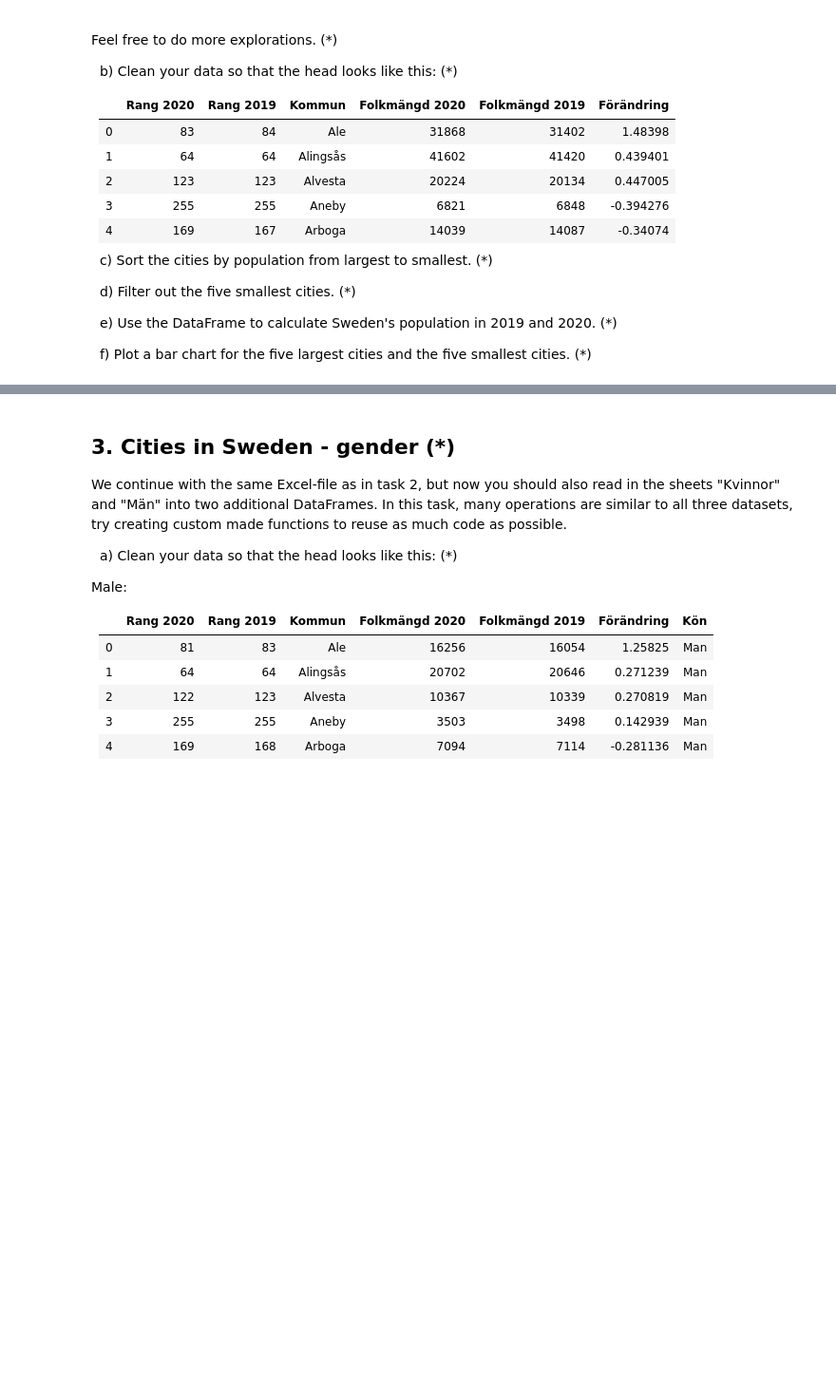
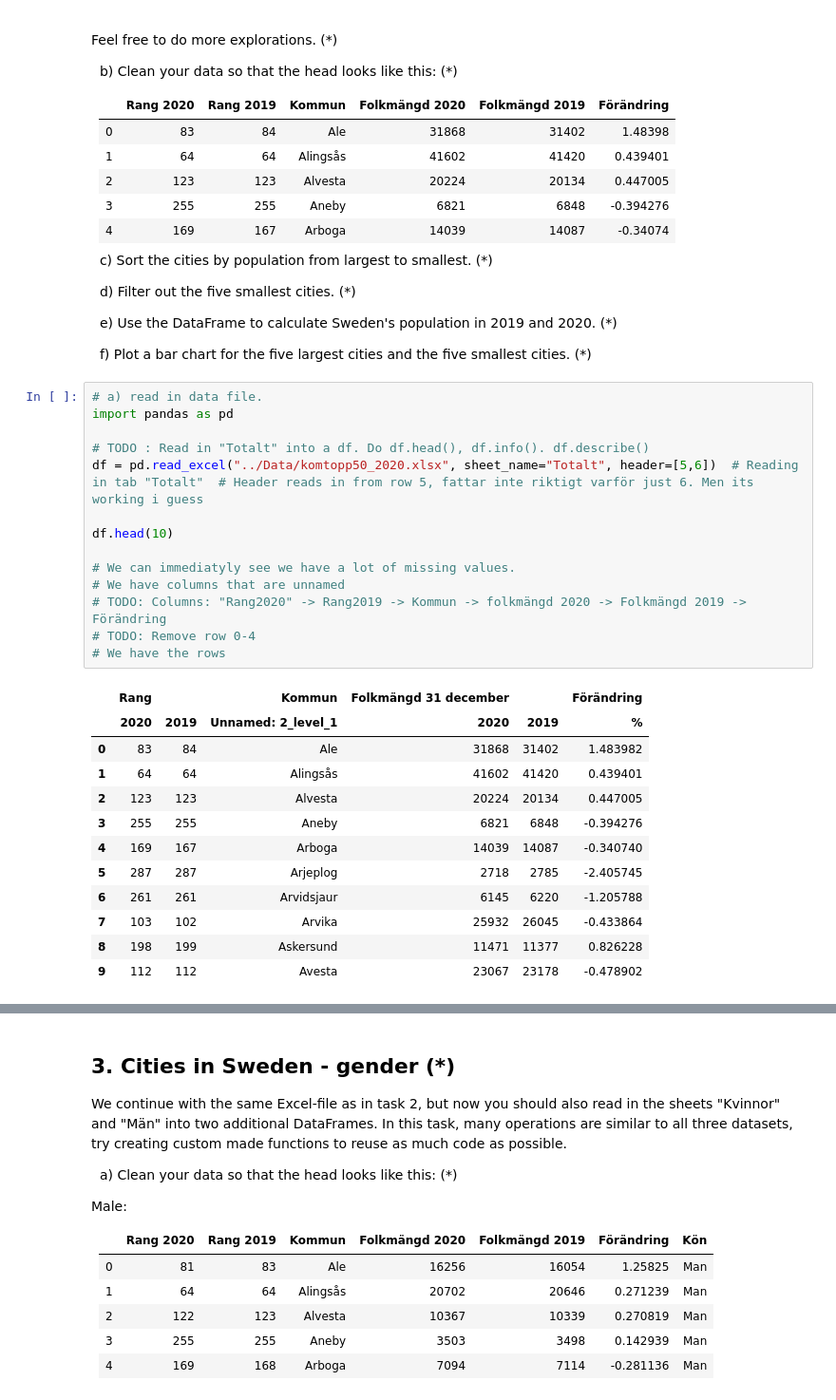
Before and after one commit to JoelOscarsson/Databehandling-JoelOscarsson, a Jupyter notebook: Assignments/L1-Pandas-b-syntax.ipynb, the cells around one changed output, grey strips where cells are left out. Shown: that part at 95% size. Drawn from its saved outputs; the diff is of its cells as text; blank space fills up the shorter version.

```diff
--- a/Assignments/L1-Pandas-b-syntax.ipynb
+++ b/Assignments/L1-Pandas-b-syntax.ipynb
@@ -222,3 +222,30 @@ Feel free to do more explorations. (*)
 &nbsp; e) Use the DataFrame to calculate Sweden's population in 2019 and 2020. (*)
 
 &nbsp; f) Plot a bar chart for the five largest cities and the five smallest cities. (*)
+# %%
+# a) read in data file.
+import pandas as pd
+
+# TODO : Read in "Totalt" into a df. Do df.head(), df.info(). df.describe()
+df = pd.read_excel("../Data/komtopp50_2020.xlsx", sheet_name="Totalt", header=[5,6])  # Reading in tab "Totalt"  # Header reads in from row 5, fattar inte riktigt varför just 6. Men its working i guess
+
+df.head(10)
+
+# We can immediatyly see we have a lot of missing values.
+# We have columns that are unnamed
+# TODO: Columns: "Rang2020" -> Rang2019 -> Kommun -> folkmängd 2020 -> Folkmängd 2019 -> Förändring
+# TODO: Remove row 0-4
+# We have the rows
+# %% [output]
+|  | Rang |  | Kommun | Folkmängd 31 december |  | Förändring |
+|  | 2020 | 2019 | Unnamed: 2_level_1 | 2020 | 2019 | % |
+| 0 | 83 | 84 | Ale | 31868 | 31402 | 1.483982 |
+| 1 | 64 | 64 | Alingsås | 41602 | 41420 | 0.439401 |
+| 2 | 123 | 123 | Alvesta | 20224 | 20134 | 0.447005 |
+| 3 | 255 | 255 | Aneby | 6821 | 6848 | -0.394276 |
+| 4 | 169 | 167 | Arboga | 14039 | 14087 | -0.340740 |
+| 5 | 287 | 287 | Arjeplog | 2718 | 2785 | -2.405745 |
+| 6 | 261 | 261 | Arvidsjaur | 6145 | 6220 | -1.205788 |
+| 7 | 103 | 102 | Arvika | 25932 | 26045 | -0.433864 |
+| 8 | 198 | 199 | Askersund | 11471 | 11377 | 0.826228 |
+| 9 | 112 | 112 | Avesta | 23067 | 23178 | -0.478902 |
```
Also changed, not shown: parts of 10 cells of this notebook, 1 other file.
